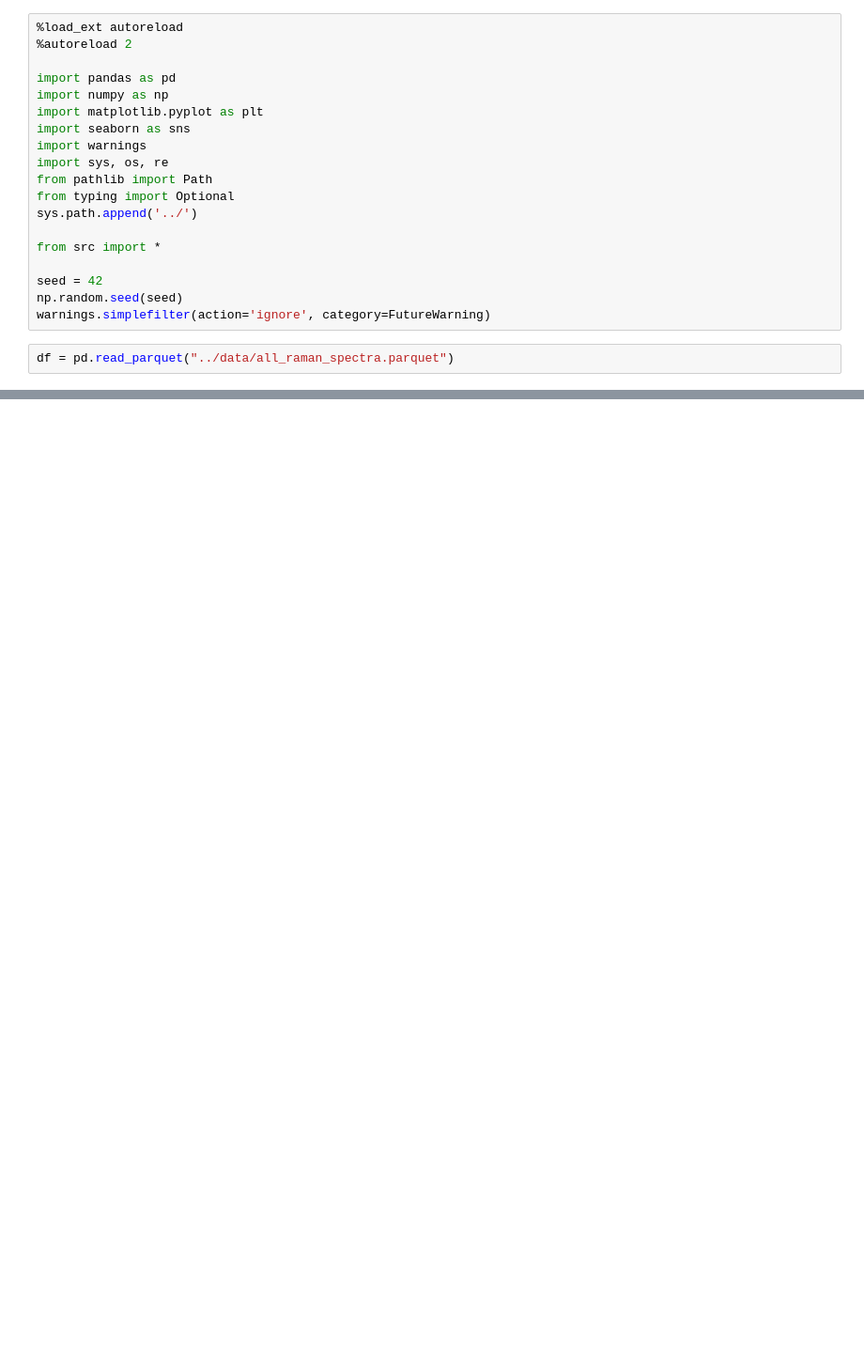
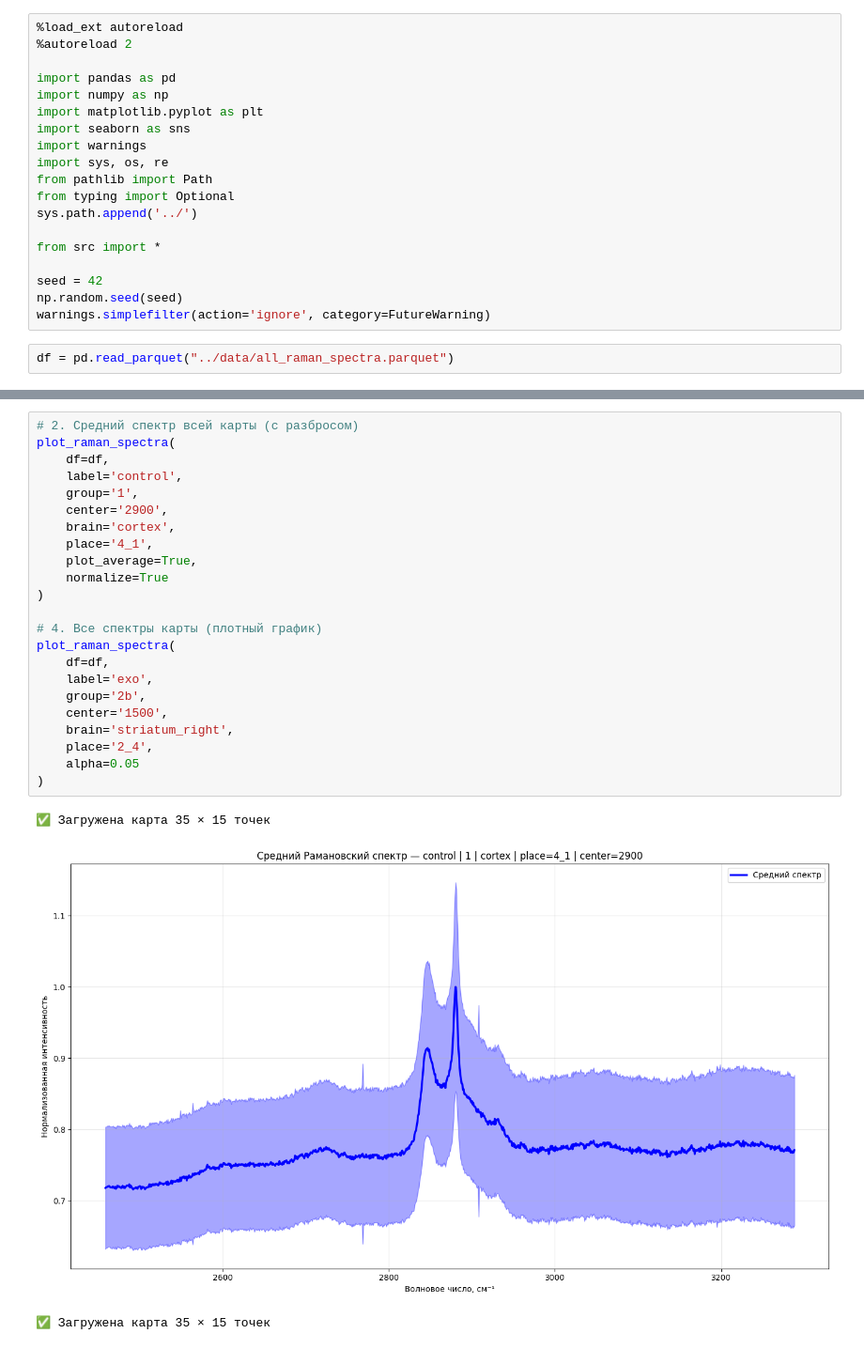
Before and after one commit to seajoyer/raman-spectroscopy, a Jupyter notebook: notebooks/EDA_seajoyer.ipynb, the cells around one changed output, grey strips where cells are left out. Shown at 94% size. Cells and saved outputs as stored; diff of their text form; blank space fills up the shorter version.

```diff
--- a/notebooks/EDA_seajoyer.ipynb
+++ b/notebooks/EDA_seajoyer.ipynb
@@ -37,0 +47,27 @@ df
+# %%
+# 2. Средний спектр всей карты (с разбросом)
+plot_raman_spectra(
+    df=df,
+    label='control',
+    group='1',
+    center='2900',
+    brain='cortex',
+    place='4_1',
+    plot_average=True,
+    normalize=True
+)
+
+# 4. Все спектры карты (плотный график)
+plot_raman_spectra(
+    df=df,
+    label='exo',
+    group='2b',
+    center='1500',
+    brain='striatum_right',
+    place='2_4',
+    alpha=0.05
+)
+# %% [output]
+✅ Загружена карта 35 × 15 точек
+[figure, added]
+✅ Загружена карта 35 × 15 точек
```
Also changed, not shown: parts of 5 cells of this notebook, 2 other files.
